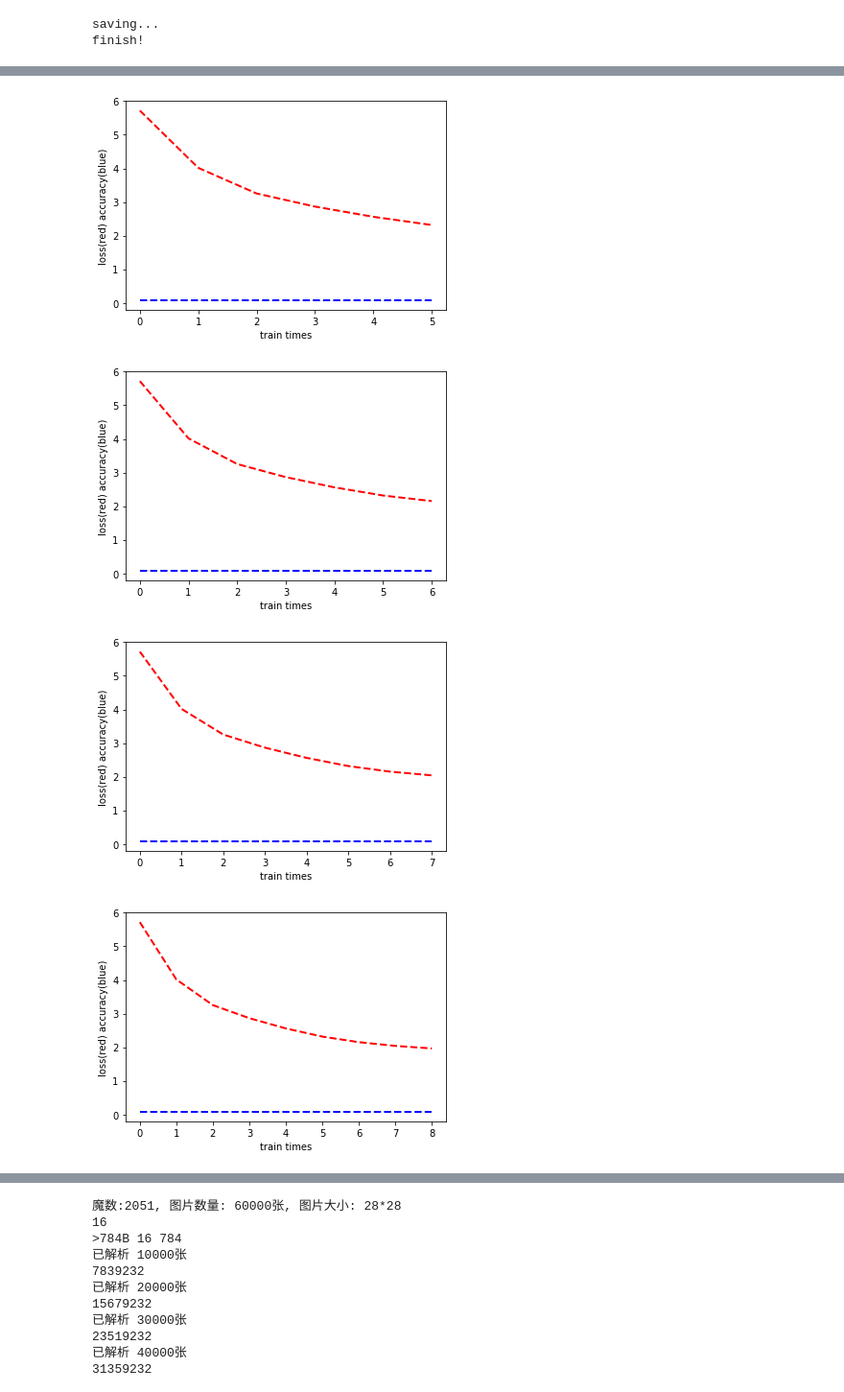
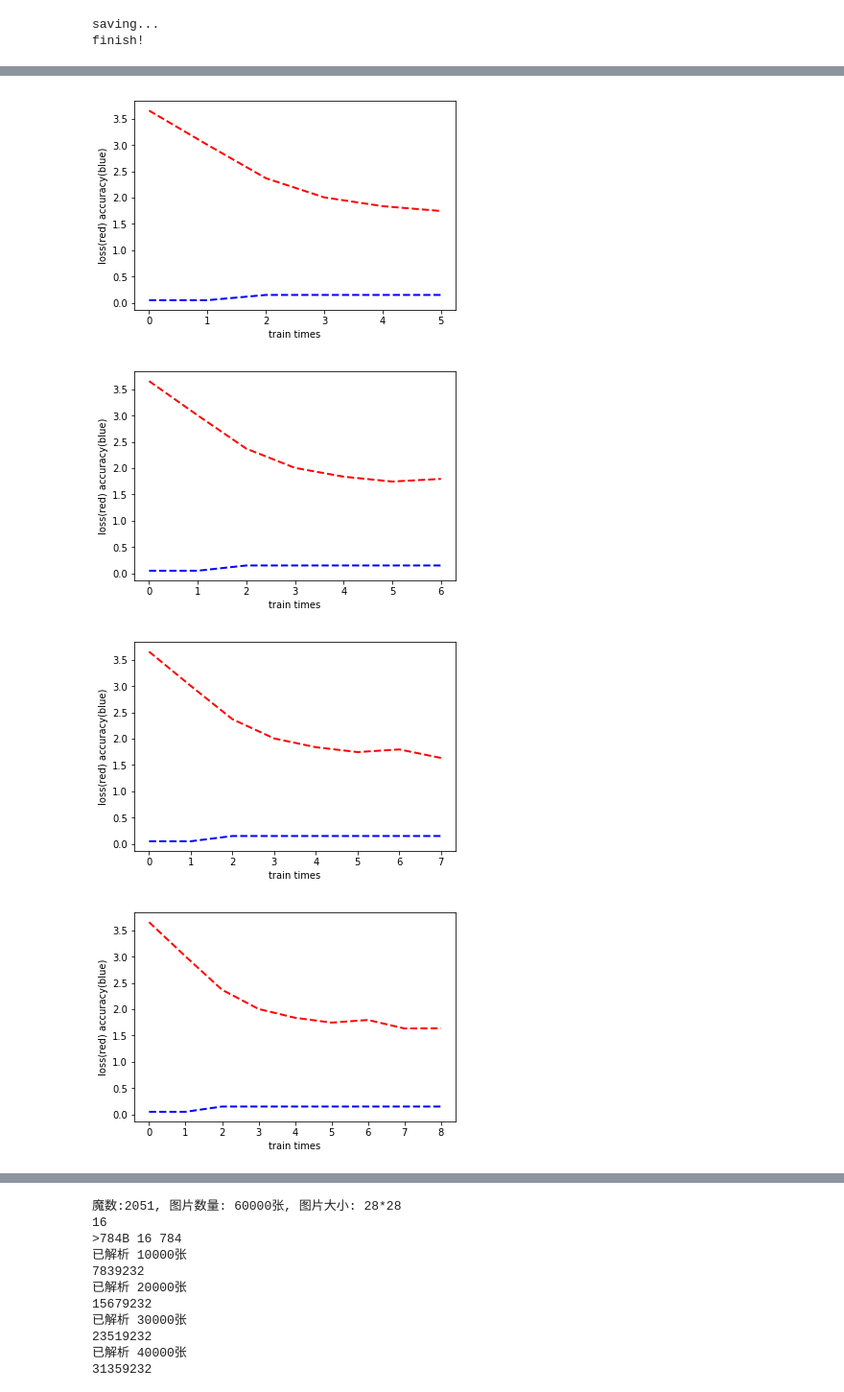
Before and after one commit to CristinaEx/NeuralNetwork-Numpy, a Jupyter notebook: main.ipynb, the cells around one changed output, grey strips where cells are left out. Shown at 96% size. Saved outputs shown, nothing was run; the diff lists cells and outputs as text; code cells hidden in the pictures.

```diff
--- a/main.ipynb
+++ b/main.ipynb
@@ -1101,8 +1147,8 @@ def train():
     test_images = load_test_images()
     test_labels = load_test_labels()
 
-    batch_size = 50
-    learning_rate = 0.0002
+    batch_size = 20
+    learning_rate = 0.0005
     train_num = 1 # 训练次数
     it_num = 10 # 每次训练迭代次数
     init_type = 'RANDOM'
@@ -1121,14 +1167,6 @@ def train():
     main_net.addNet(net)
 
     for j in range(train_num):
-        index = random.randint(1,len(train_images)-batch_size-1)
-        # index = 0
-        data = train_images[index:index+batch_size]
-        data = numpy.reshape(data,[batch_size,28,28,1])
-        label = train_labels[index:index+batch_size]
-        # 改为one_hot向量
-        label = num2oneHot(label,10)
-        label = numpy.reshape(label,[batch_size,1,1,10])
         # test_data -> accuracy
         index_test = random.randint(1,len(test_images)-batch_size-1)
         test_data = test_images[index_test:index_test+batch_size]
@@ -1140,6 +1178,15 @@ def train():
         t_data = []
         # -----------------------------------------------------------------------------
         for i in range(it_num):
+            index = random.randint(1,len(train_images)-batch_size-1)
+            # index = 0
+            data = train_images[index:index+batch_size]
+            data = numpy.reshape(data,[batch_size,28,28,1])
+            label = train_labels[index:index+batch_size]
+            # 改为one_hot向量
+            label = num2oneHot(label,10)
+            label = numpy.reshape(label,[batch_size,1,1,10])
+
             # accuracy
             main_net.addData(test_data)
             result = net.count()[:,0,0,:]
@@ -1158,9 +1205,11 @@ def train():
             x_data.append(i)
             t_data.append(correct_num/batch_size)
             plt.plot(x_data,t_data,color='blue',linewidth=2.0,linestyle='--')
+            # print('accuracy:'+str(correct_num/batch_size))
             # loss
             main_net.addData(data)
             loss = sum(sum(sum(sum(abs(net.count()-label)))))/batch_size
+            # print(loss)
             # -----------------------------------plt---------------------------------------
             y_data.append(loss)
             plt.plot(x_data,y_data,color='red',linewidth=2.0,linestyle='--')
@@ -1169,12 +1218,9 @@ def train():
             plt.pause(0.1)
             # -----------------------------------------------------------------------------
             net.regress(learning_rate,label,regress_type='SGD',loss_type = 'CE')  # 进行梯度下降
-        # print('saving...')
-        # net.save(MODEL_PATH)
-        # print('finish!')
-        learning_rate = 0.995*learning_rate
+            learning_rate = 0.8*learning_rate
 
-    loss = sum(sum(sum(sum(abs(net.count()-label)))))/batch_size
+    # loss = sum(sum(sum(sum(abs(net.count()-label)))))/batch_size
     # print(loss)
 
     # net.save(MODEL_PATH)
@@ -1207,4 +1253,4 @@ train()
-[figure, old version]
+[figure, new version]
-[figure, old version]
+[figure, new version]
-[figure, old version]
+[figure, new version]
-[figure, old version]
+[figure, new version]
```
Also changed, not shown: parts of 5 cells of this notebook, 1 other file.
